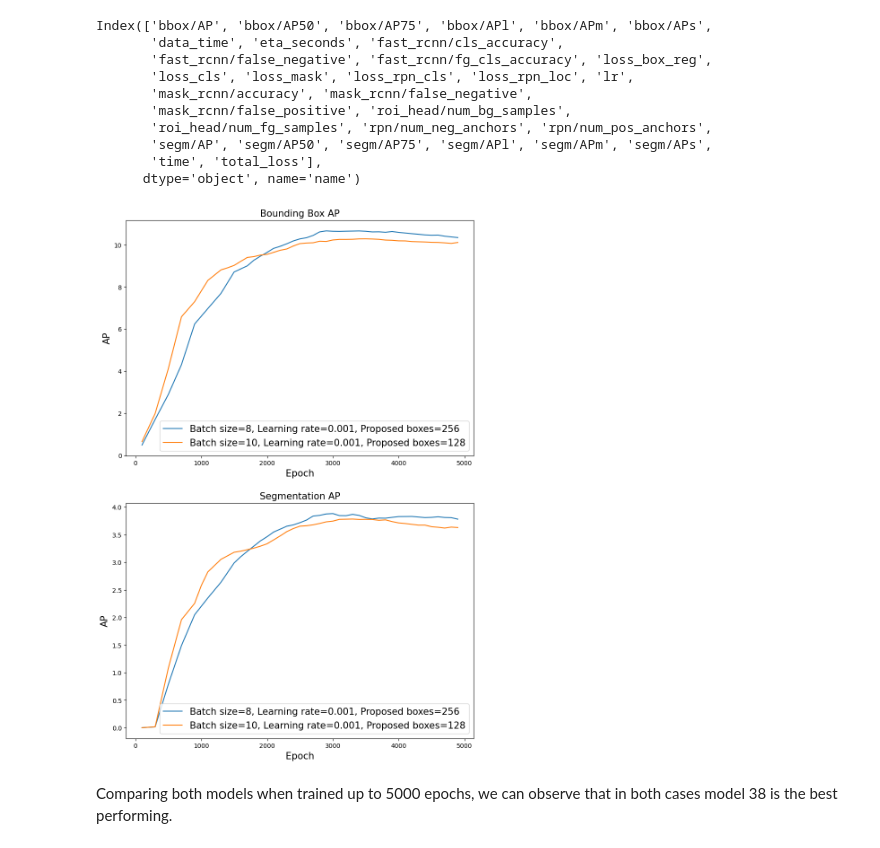
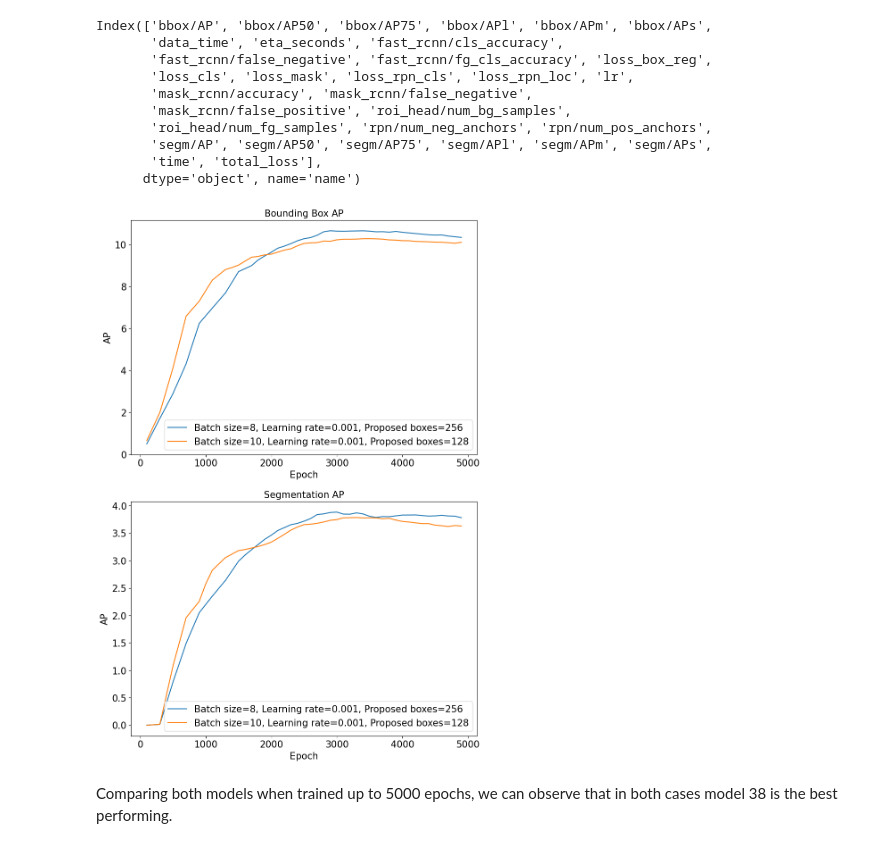
Before and after one commit to femartip/Detection-Microfibres-in-Sludge, a Jupyter notebook: Fine_tuned_Detectron2/Utils/cv_results_GLASS.ipynb, the cells around one changed output. Drawn from its saved outputs; the diff is of its cells as text; code cells hidden in the pictures.

Commit message:
Graph improvements

```diff
--- a/Fine_tuned_Detectron2/Utils/cv_results_GLASS.ipynb
+++ b/Fine_tuned_Detectron2/Utils/cv_results_GLASS.ipynb
@@ -503,24 +509,27 @@ Index(['bbox/AP', 'bbox/AP50', 'bbox/AP75', 'bbox/APl', 'bbox/APm', 'bbox/APs',
 # %%
 fig, ax = plt.subplots(2, 1, figsize=(10, 15))
 
 model_38_avg_metrics_eval.plot(y='bbox/AP', ax=ax[0], label='Batch size=8, Learning rate=0.001, Proposed boxes=256')
 model_50_avg_metrics_eval.plot(y='bbox/AP', ax=ax[0], label='Batch size=10, Learning rate=0.001, Proposed boxes=128')
 model_38_avg_metrics_eval.plot(y='segm/AP', ax=ax[1], label='Batch size=8, Learning rate=0.001, Proposed boxes=256')
 model_50_avg_metrics_eval.plot(y='segm/AP', ax=ax[1], label='Batch size=10, Learning rate=0.001, Proposed boxes=128')
 
 ax[0].legend(fontsize=15)
 ax[0].set_xlabel('Epoch', fontsize=15)
 ax[0].set_title('Bounding Box AP', fontsize=15)
 ax[0].set_ylabel('AP', fontsize=15)
+ax[0].tick_params(axis='both', which='major', labelsize=15)
 
 ax[1].legend(fontsize=15)
 ax[1].set_title('Segmentation AP', fontsize=15)
 ax[1].set_xlabel('Epoch', fontsize=15)
 ax[1].set_ylabel('AP', fontsize=15)
+ax[1].tick_params(axis='both', which='major', labelsize=15)
+
 
 plt.show()
 # %% [output]
-[figure, old version]
+[figure, new version]
 # %% [markdown]
 Comparing both models when trained up to 5000 epochs, we can observe that in both cases model 38 is the best performing.
 # %% [markdown]
```
Also changed, not shown: parts of 2 cells of this notebook.
